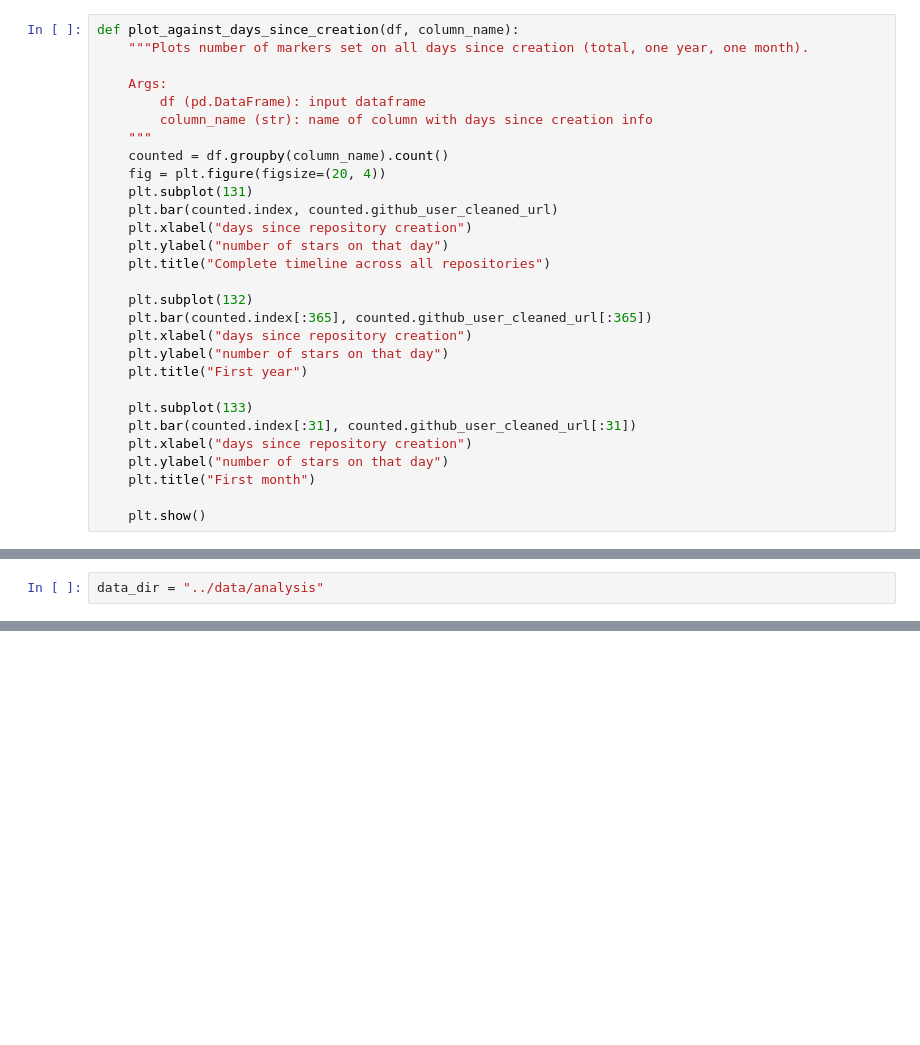
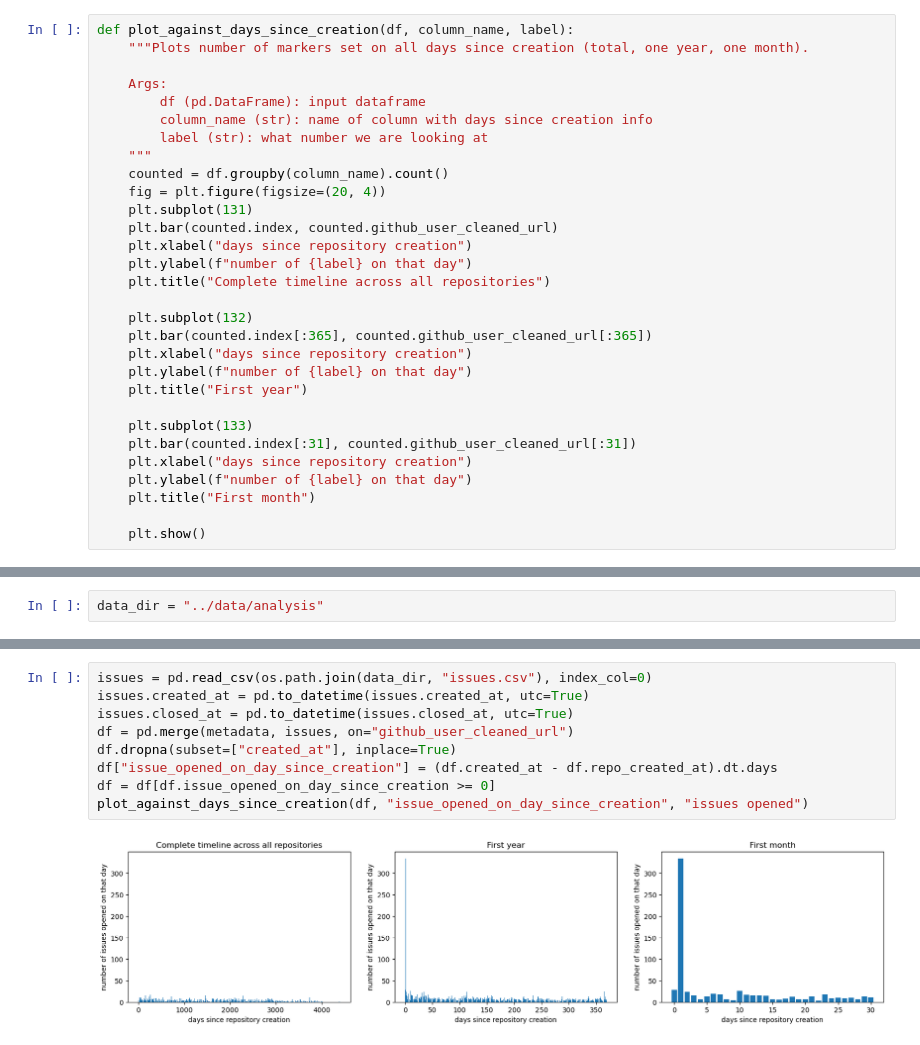
Before and after one commit to softwaresaved/rse-repo-analysis, a Jupyter notebook: analysis/github.ipynb, the cells around one changed output, grey strips where cells are left out. Drawn from its saved outputs; the diff is of its cells as text; blank space fills up the shorter version.

```diff
--- a/analysis/github.ipynb
+++ b/analysis/github.ipynb
@@ -72,31 +72,32 @@ plt.yscale('log')
 # %% [markdown]
 ## Timelines
 # %%
-def plot_against_days_since_creation(df, column_name):
+def plot_against_days_since_creation(df, column_name, label):
     """Plots number of markers set on all days since creation (total, one year, one month).
 
     Args:
         df (pd.DataFrame): input dataframe
         column_name (str): name of column with days since creation info
+        label (str): what number we are looking at
     """
     counted = df.groupby(column_name).count()
     fig = plt.figure(figsize=(20, 4))
     plt.subplot(131)
     plt.bar(counted.index, counted.github_user_cleaned_url)
     plt.xlabel("days since repository creation")
-    plt.ylabel("number of stars on that day")
+    plt.ylabel(f"number of {label} on that day")
     plt.title("Complete timeline across all repositories")
 
     plt.subplot(132)
     plt.bar(counted.index[:365], counted.github_user_cleaned_url[:365])
     plt.xlabel("days since repository creation")
-    plt.ylabel("number of stars on that day")
+    plt.ylabel(f"number of {label} on that day")
     plt.title("First year")
 
     plt.subplot(133)
     plt.bar(counted.index[:31], counted.github_user_cleaned_url[:31])
     plt.xlabel("days since repository creation")
-    plt.ylabel("number of stars on that day")
+    plt.ylabel(f"number of {label} on that day")
     plt.title("First month")
 
     plt.show()
@@ -126,0 +168,11 @@ plot_against_days_since_creation(df, "forked_on_day_since_creation")
+# %%
+issues = pd.read_csv(os.path.join(data_dir, "issues.csv"), index_col=0)
+issues.created_at = pd.to_datetime(issues.created_at, utc=True)
+issues.closed_at = pd.to_datetime(issues.closed_at, utc=True)
+df = pd.merge(metadata, issues, on="github_user_cleaned_url")
+df.dropna(subset=["created_at"], inplace=True)
+df["issue_opened_on_day_since_creation"] = (df.created_at - df.repo_created_at).dt.days
+df = df[df.issue_opened_on_day_since_creation >= 0]
+plot_against_days_since_creation(df, "issue_opened_on_day_since_creation", "issues opened")
+# %% [output]
+[figure, added]
```
Also changed, not shown: parts of 34 cells of this notebook, 1 other file.
